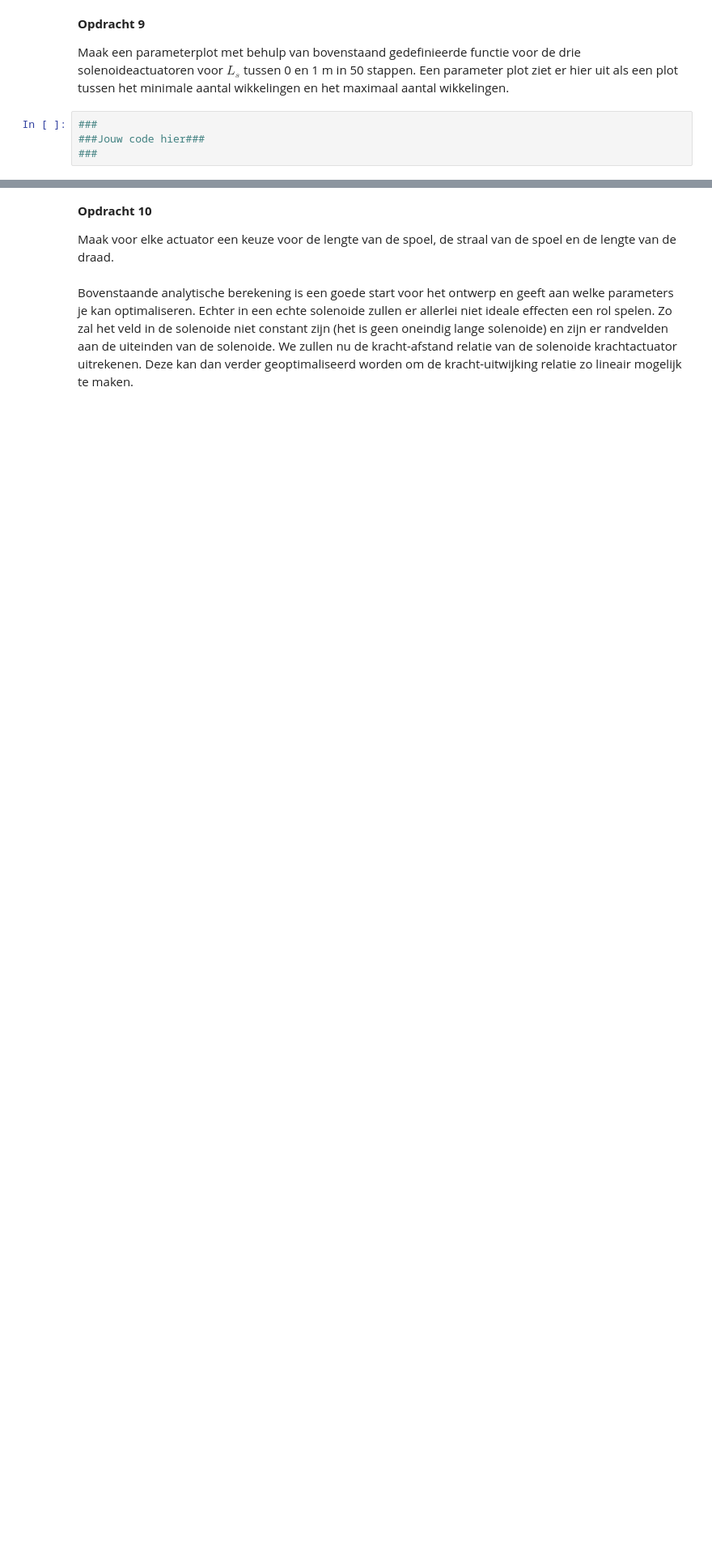
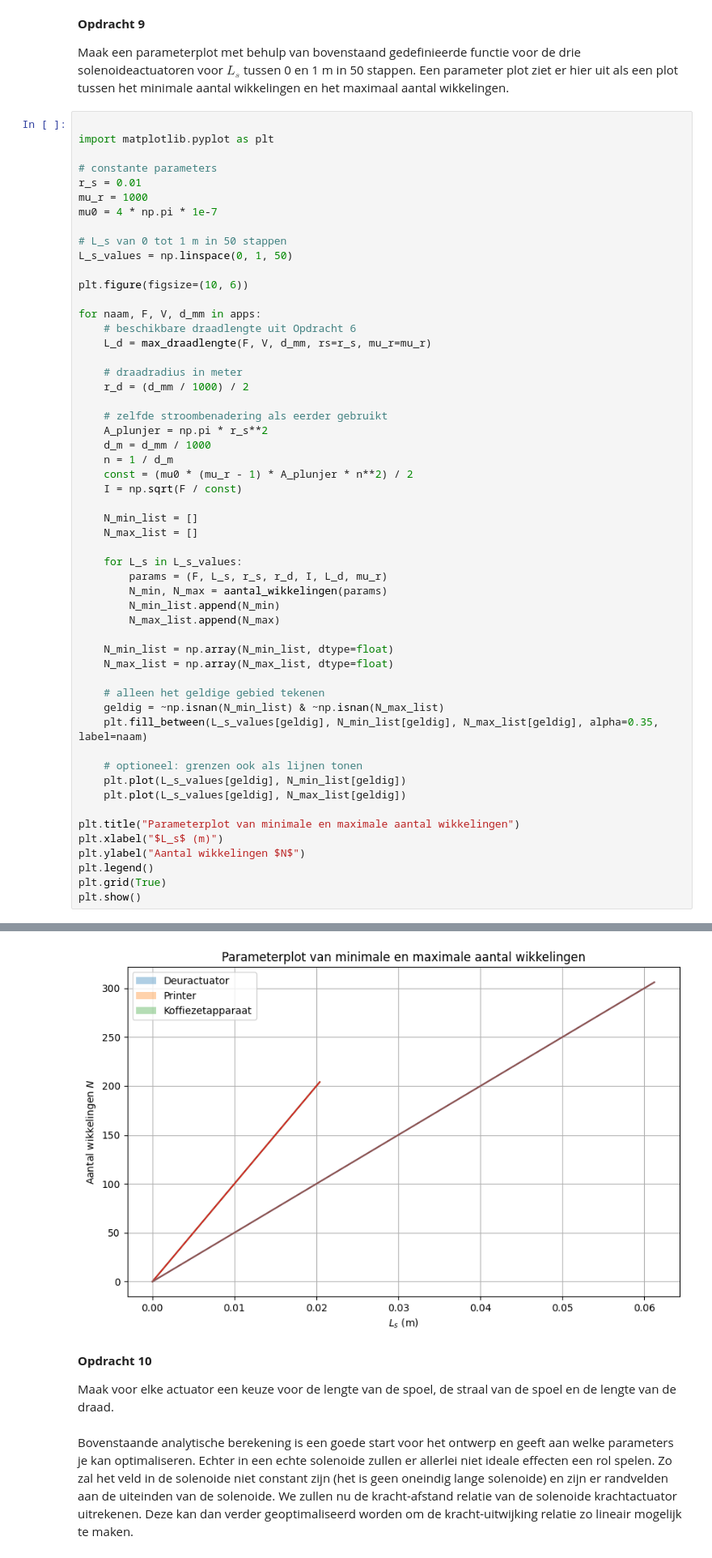
Before and after one commit to Roosmarijnkos/opdrachten-DEF-D, a Jupyter notebook: DigitaleOntwerpopdrachten/2KrachtactuatorOpdracht/KrachtactuatorOpdracht.ipynb, the cells around one changed output, grey strips where cells are left out. Shown at 81% size. Drawn from its saved outputs; the diff is of its cells as text; blank space fills up the shorter version.

```diff
--- a/DigitaleOntwerpopdrachten/2KrachtactuatorOpdracht/KrachtactuatorOpdracht.ipynb
+++ b/DigitaleOntwerpopdrachten/2KrachtactuatorOpdracht/KrachtactuatorOpdracht.ipynb
@@ -195,6 +233,57 @@ Text(0, 0.5, 'y')
 
 Maak een parameterplot met behulp van bovenstaand gedefinieerde functie voor de drie solenoideactuatoren voor $L_s$ tussen 0 en 1 m in 50 stappen. Een parameter plot ziet er hier uit als een plot tussen het minimale aantal wikkelingen en het maximaal aantal wikkelingen.
 # %%
-###
-###Jouw code hier###
-###
+
+import matplotlib.pyplot as plt
+
+# constante parameters
+r_s = 0.01
+mu_r = 1000
+mu0 = 4 * np.pi * 1e-7
+
+# L_s van 0 tot 1 m in 50 stappen
+L_s_values = np.linspace(0, 1, 50)
+
+plt.figure(figsize=(10, 6))
+
+for naam, F, V, d_mm in apps:
+    # beschikbare draadlengte uit Opdracht 6
+    L_d = max_draadlengte(F, V, d_mm, rs=r_s, mu_r=mu_r)
+
+    # draadradius in meter
+    r_d = (d_mm / 1000) / 2
+
+    # zelfde stroombenadering als eerder gebruikt
+    A_plunjer = np.pi * r_s**2
+    d_m = d_mm / 1000
+    n = 1 / d_m
+    const = (mu0 * (mu_r - 1) * A_plunjer * n**2) / 2
+    I = np.sqrt(F / const)
+
+    N_min_list = []
+    N_max_list = []
+
+    for L_s in L_s_values:
+        params = (F, L_s, r_s, r_d, I, L_d, mu_r)
+        N_min, N_max = aantal_wikkelingen(params)
+        N_min_list.append(N_min)
+        N_max_list.append(N_max)
+
+    N_min_list = np.array(N_min_list, dtype=float)
+    N_max_list = np.array(N_max_list, dtype=float)
+
+    # alleen het geldige gebied tekenen
+    geldig = ~np.isnan(N_min_list) & ~np.isnan(N_max_list)
+    plt.fill_between(L_s_values[geldig], N_min_list[geldig], N_max_list[geldig], alpha=0.35, label=naam)
+
+    # optioneel: grenzen ook als lijnen tonen
+    plt.plot(L_s_values[geldig], N_min_list[geldig])
+    plt.plot(L_s_values[geldig], N_max_list[geldig])
+
+plt.title("Parameterplot van minimale en maximale aantal wikkelingen")
+plt.xlabel("$L_s$ (m)")
+plt.ylabel("Aantal wikkelingen $N$")
+plt.legend()
+plt.grid(True)
+plt.show()
+# %% [output]
@@ -201,3 +307,4 @@ Maak een parameterplot met behulp van bovenstaand gedefinieerde functie voor de
+[figure, added]
 # %% [markdown]
 **Opdracht 10**
 
```
Also changed, not shown: parts of 4 cells of this notebook, 2 other files.
